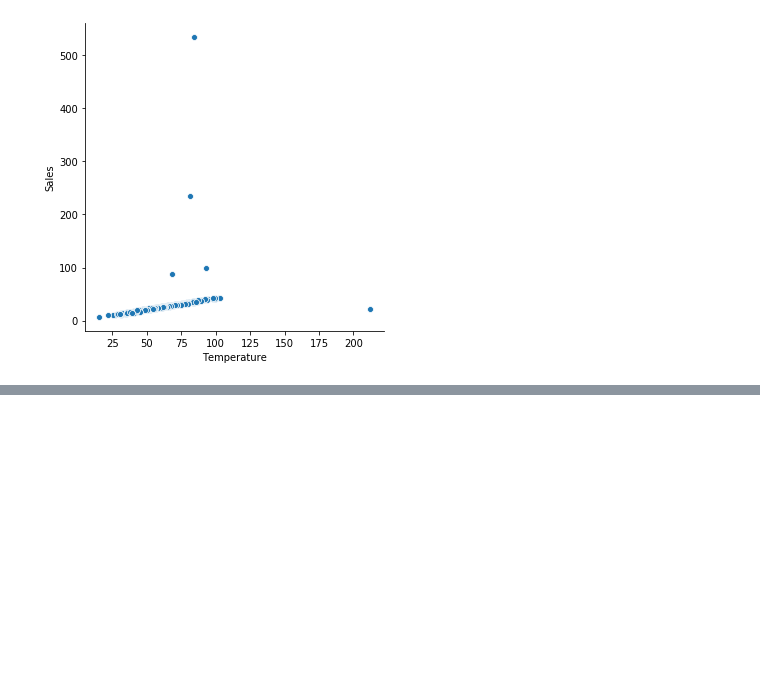
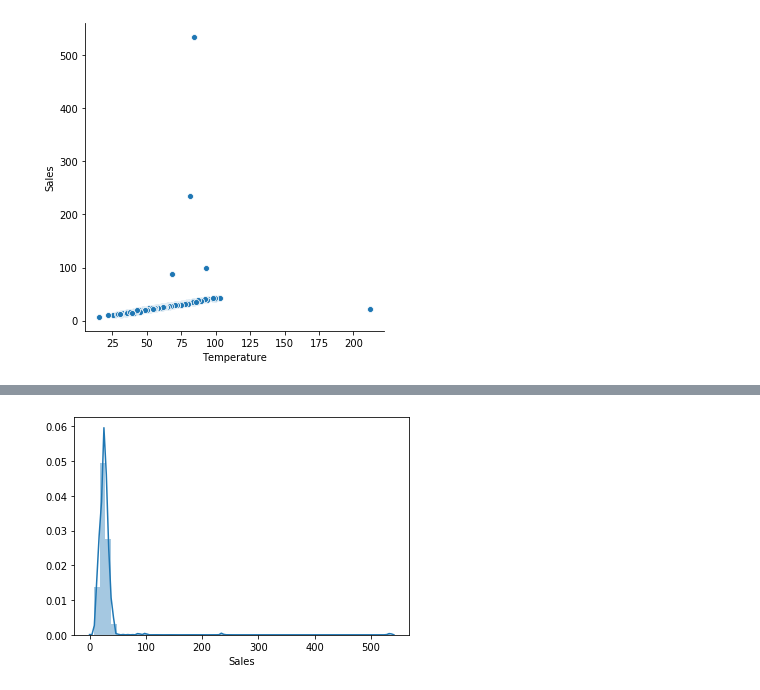
Before and after one commit to Mattsantos541/ds-methodologies-exercises, a Jupyter notebook: anomaly_detection/continuous_probabilistic_methods.ipynb, the cells around one changed output, grey strips where cells are left out. Cells and saved outputs as stored; diff of their text form; code cells hidden in the pictures; blank space fills up the shorter version.

```diff
--- a/anomaly_detection/continuous_probabilistic_methods.ipynb
+++ b/anomaly_detection/continuous_probabilistic_methods.ipynb
@@ -70,0 +124,5 @@ Name: Sales, dtype: int64
+# %%
+x2=df['Sales']
+ax2=sns.distplot(x2)
+# %% [output]
+[figure, added]
```
Also changed, not shown: parts of 23 cells of this notebook, 1 other file.
